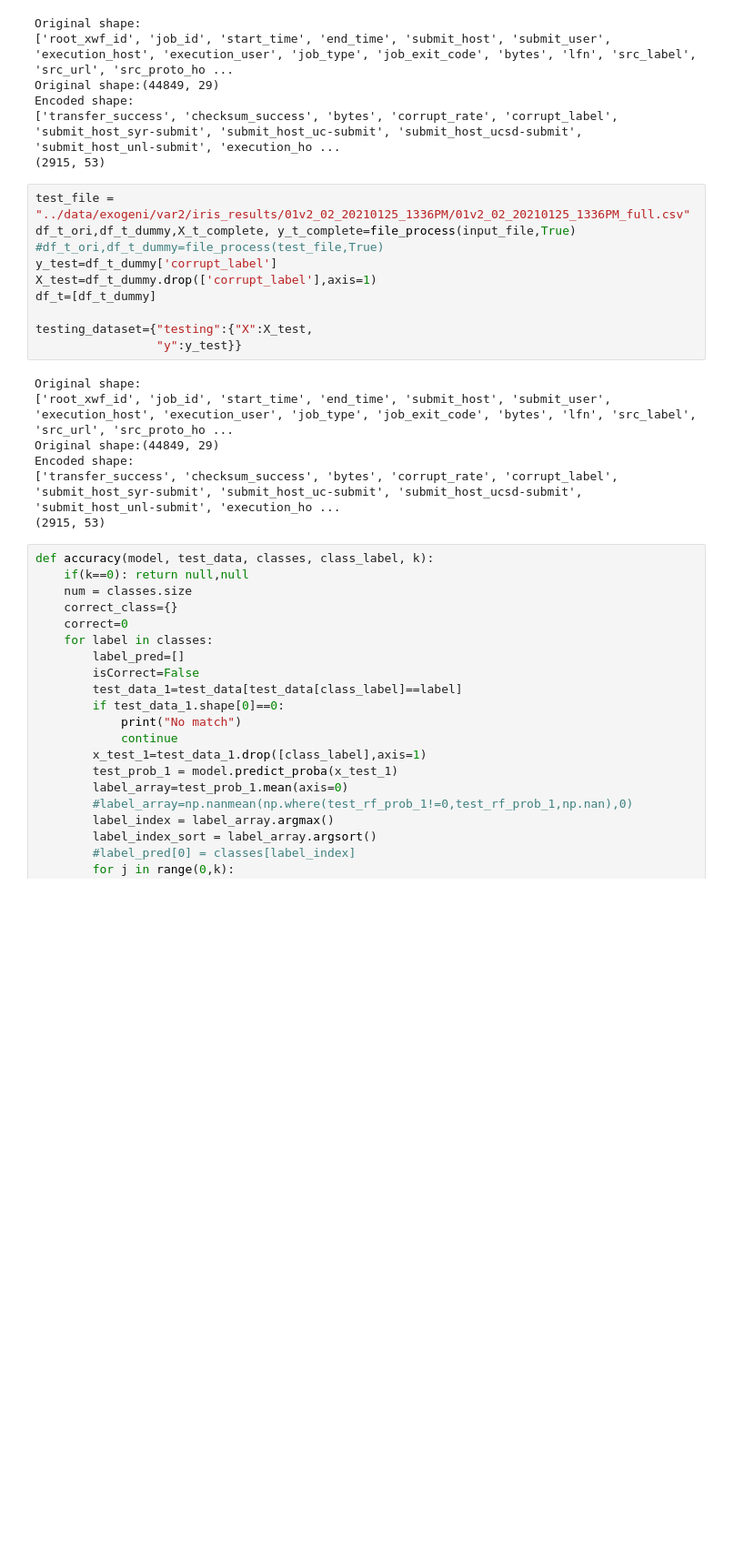
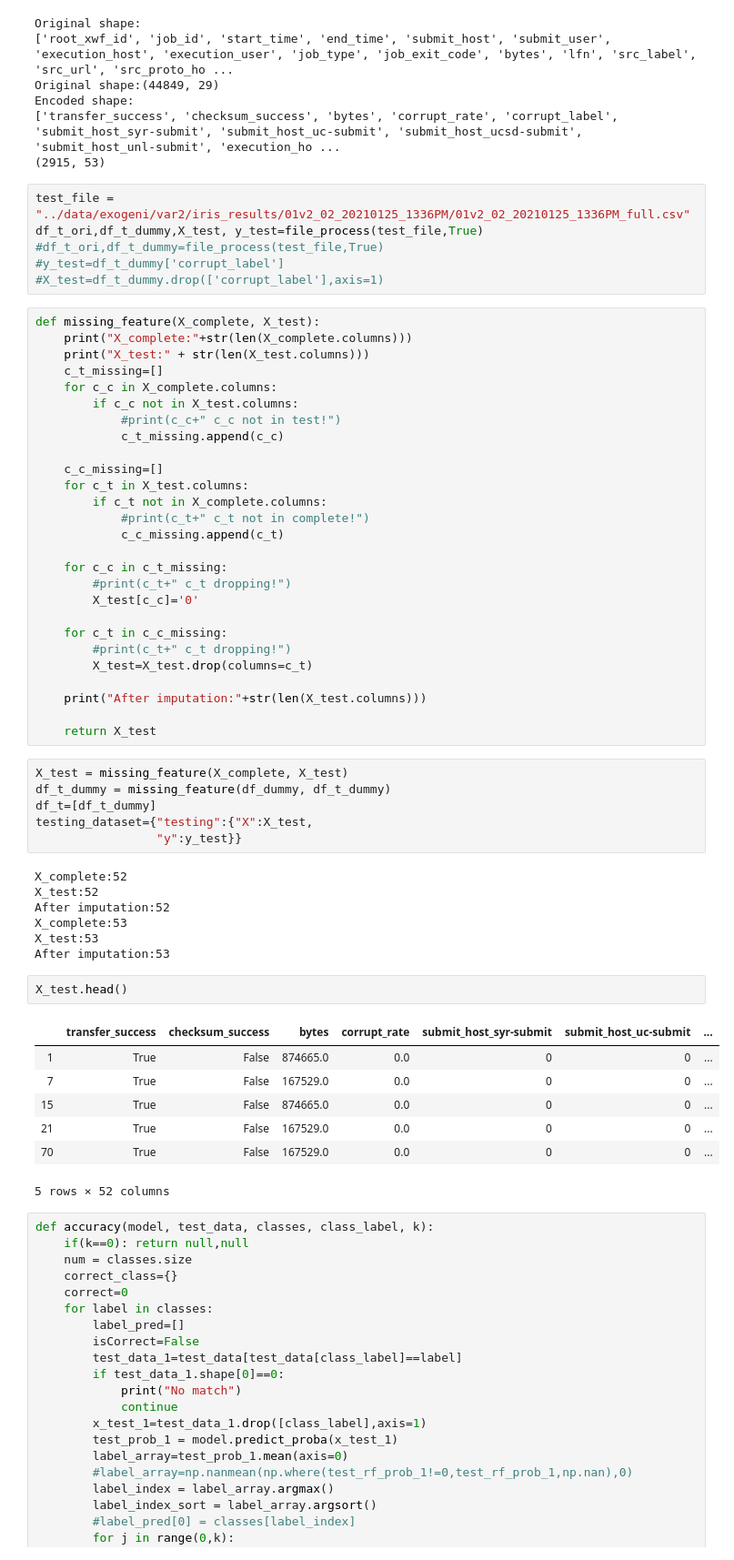
Before and after one commit to RENCI-NRIG/IRIS, a Jupyter notebook: analysis/workflow1.ipynb, the cells around one changed output. Shown at 91% size. Cells and saved outputs as stored; diff of their text form; blank space fills up the shorter version.

Commit message:
add a basic missing feature method

```diff
--- a/analysis/workflow1.ipynb
+++ b/analysis/workflow1.ipynb
@@ -55,21 +55,60 @@ Encoded shape:
 (2915, 53)
 # %%
 test_file = "../data/exogeni/var2/iris_results/01v2_02_20210125_1336PM/01v2_02_20210125_1336PM_full.csv"
-df_t_ori,df_t_dummy,X_t_complete, y_t_complete=file_process(input_file,True)
+df_t_ori,df_t_dummy,X_test, y_test=file_process(test_file,True)
 #df_t_ori,df_t_dummy=file_process(test_file,True)
-y_test=df_t_dummy['corrupt_label']
-X_test=df_t_dummy.drop(['corrupt_label'],axis=1)
-df_t=[df_t_dummy]
-
-testing_dataset={"testing":{"X":X_test,
-                 "y":y_test}}
+#y_test=df_t_dummy['corrupt_label']
+#X_test=df_t_dummy.drop(['corrupt_label'],axis=1)
-# %% [output]
-Original shape:
-['root_xwf_id', 'job_id', 'start_time', 'end_time', 'submit_host', 'submit_user', 'execution_host', 'execution_user', 'job_type', 'job_exit_code', 'bytes', 'lfn', 'src_label', 'src_url', 'src_proto_ho ...
-Original shape:(44849, 29)
-Encoded shape:
-['transfer_success', 'checksum_success', 'bytes', 'corrupt_rate', 'corrupt_label', 'submit_host_syr-submit', 'submit_host_uc-submit', 'submit_host_ucsd-submit', 'submit_host_unl-submit', 'execution_ho ...
-(2915, 53)
+# %%
+def missing_feature(X_complete, X_test):
+    print("X_complete:"+str(len(X_complete.columns)))
+    print("X_test:" + str(len(X_test.columns)))
+    c_t_missing=[]
+    for c_c in X_complete.columns:
+        if c_c not in X_test.columns:
+            #print(c_c+" c_c not in test!")
+            c_t_missing.append(c_c)
+
+    c_c_missing=[]
+    for c_t in X_test.columns:
+        if c_t not in X_complete.columns:
+            #print(c_t+" c_t not in complete!")
+            c_c_missing.append(c_t)
+
+    for c_c in c_t_missing:
+        #print(c_t+" c_t dropping!")
+        X_test[c_c]='0'
+
+    for c_t in c_c_missing:
+        #print(c_t+" c_t dropping!")
+        X_test=X_test.drop(columns=c_t)
+
+    print("After imputation:"+str(len(X_test.columns)))
+
+    return X_test
+# %%
+X_test = missing_feature(X_complete, X_test)
+df_t_dummy = missing_feature(df_dummy, df_t_dummy)
+df_t=[df_t_dummy]
+testing_dataset={"testing":{"X":X_test,
+                 "y":y_test}}
+# %% [output]
+X_complete:52
+X_test:52
+After imputation:52
+X_complete:53
+X_test:53
+After imputation:53
+# %%
+X_test.head()
+# %% [output]
+|  | transfer_success | checksum_success | bytes | corrupt_rate | submit_host_syr-submit | submit_host_uc-submit | ... |
+| 1 | True | False | 874665.0 | 0.0 | 0 | 0 | ... |
+| 7 | True | False | 167529.0 | 0.0 | 0 | 0 | ... |
+| 15 | True | False | 874665.0 | 0.0 | 0 | 0 | ... |
+| 21 | True | False | 167529.0 | 0.0 | 0 | 0 | ... |
+| 70 | True | False | 167529.0 | 0.0 | 0 | 0 | ... |
+5 rows × 52 columns
 # %%
 def accuracy(model, test_data, classes, class_label, k):
     if(k==0): return null,null
```
Also changed, not shown: parts of 5 cells of this notebook.
